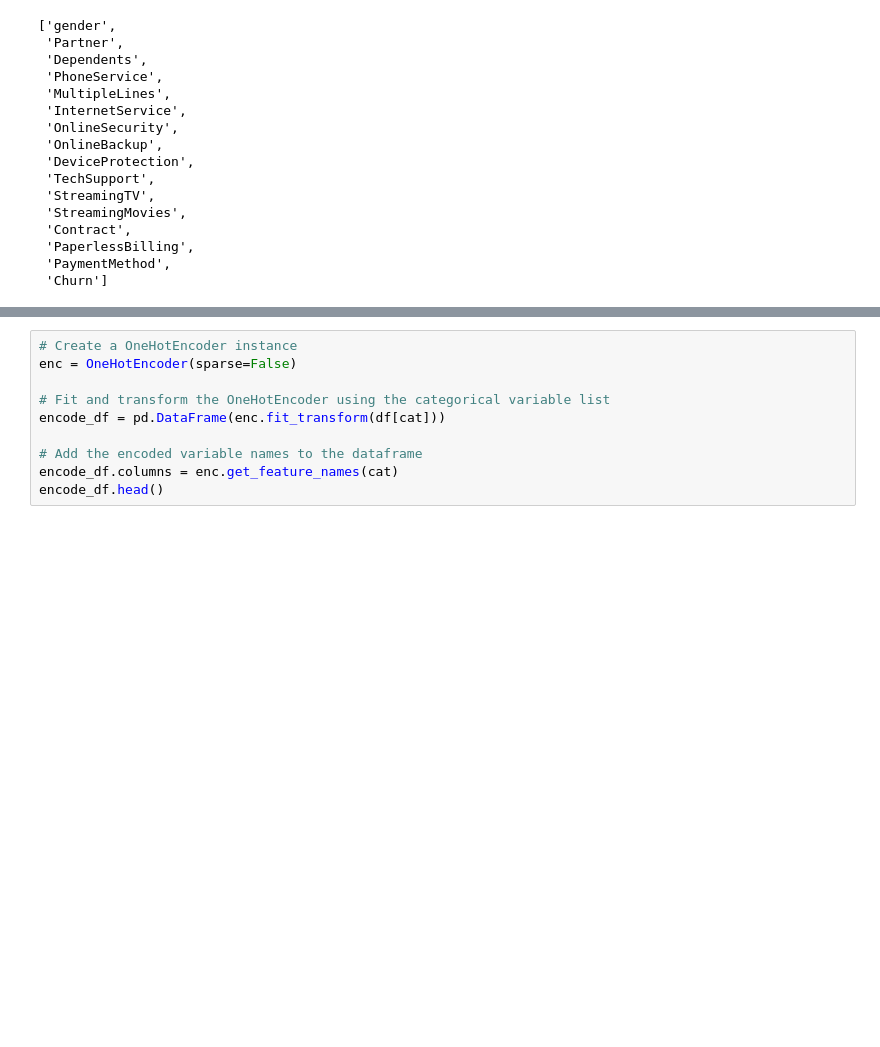
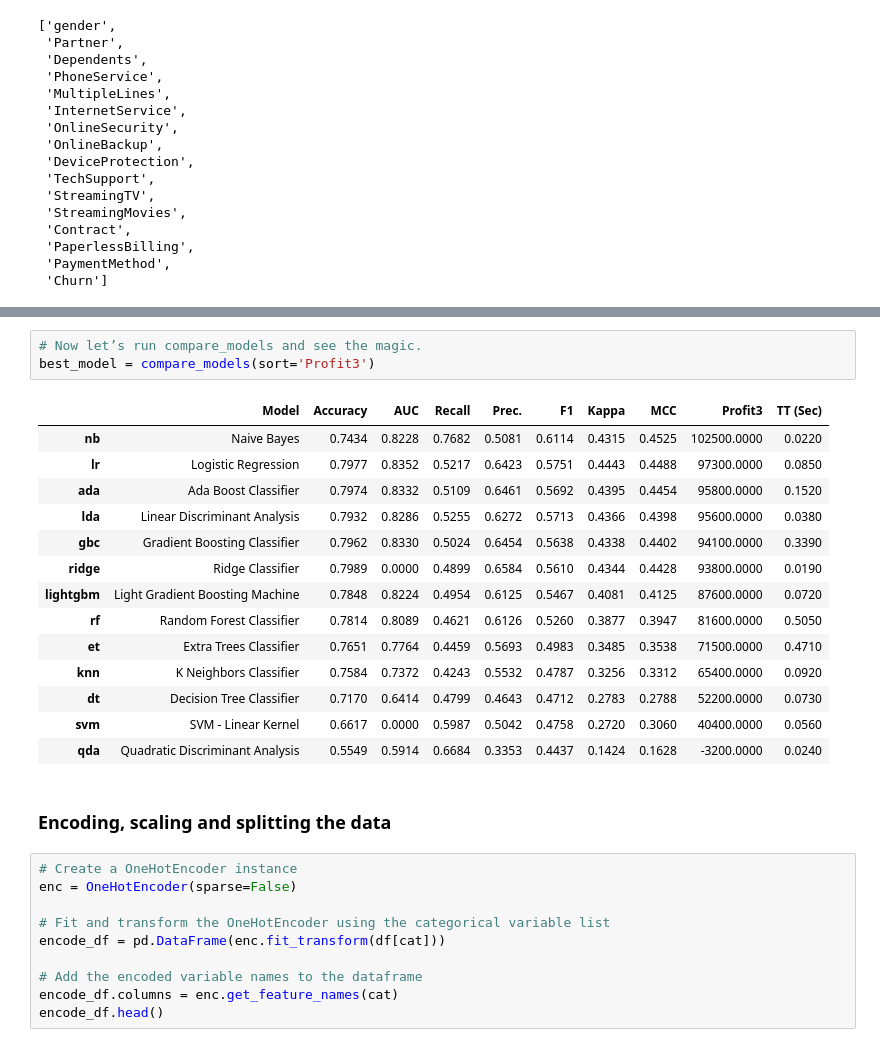
Before and after one commit to XDarkPhoenixes/Group_10, a Jupyter notebook: CSV_Telco_Customer_Churn.ipynb, the cells around one changed output, grey strips where cells are left out. Cells and saved outputs as stored; diff of their text form; blank space fills up the shorter version.

```diff
--- a/CSV_Telco_Customer_Churn.ipynb
+++ b/CSV_Telco_Customer_Churn.ipynb
@@ -161,3 +264,23 @@ cat
+# %%
+# Now let’s run compare_models and see the magic.
+best_model = compare_models(sort='Profit3')
+# %% [output]
+|  | Model | Accuracy | AUC | Recall | Prec. | F1 | Kappa | MCC | Profit3 | TT (Sec) |
+| nb | Naive Bayes | 0.7434 | 0.8228 | 0.7682 | 0.5081 | 0.6114 | 0.4315 | 0.4525 | 102500.0000 | 0.0220 |
+| lr | Logistic Regression | 0.7977 | 0.8352 | 0.5217 | 0.6423 | 0.5751 | 0.4443 | 0.4488 | 97300.0000 | 0.0850 |
+| ada | Ada Boost Classifier | 0.7974 | 0.8332 | 0.5109 | 0.6461 | 0.5692 | 0.4395 | 0.4454 | 95800.0000 | 0.1520 |
+| lda | Linear Discriminant Analysis | 0.7932 | 0.8286 | 0.5255 | 0.6272 | 0.5713 | 0.4366 | 0.4398 | 95600.0000 | 0.0380 |
+| gbc | Gradient Boosting Classifier | 0.7962 | 0.8330 | 0.5024 | 0.6454 | 0.5638 | 0.4338 | 0.4402 | 94100.0000 | 0.3390 |
+| ridge | Ridge Classifier | 0.7989 | 0.0000 | 0.4899 | 0.6584 | 0.5610 | 0.4344 | 0.4428 | 93800.0000 | 0.0190 |
+| lightgbm | Light Gradient Boosting Machine | 0.7848 | 0.8224 | 0.4954 | 0.6125 | 0.5467 | 0.4081 | 0.4125 | 87600.0000 | 0.0720 |
+| rf | Random Forest Classifier | 0.7814 | 0.8089 | 0.4621 | 0.6126 | 0.5260 | 0.3877 | 0.3947 | 81600.0000 | 0.5050 |
+| et | Extra Trees Classifier | 0.7651 | 0.7764 | 0.4459 | 0.5693 | 0.4983 | 0.3485 | 0.3538 | 71500.0000 | 0.4710 |
+| knn | K Neighbors Classifier | 0.7584 | 0.7372 | 0.4243 | 0.5532 | 0.4787 | 0.3256 | 0.3312 | 65400.0000 | 0.0920 |
+| dt | Decision Tree Classifier | 0.7170 | 0.6414 | 0.4799 | 0.4643 | 0.4712 | 0.2783 | 0.2788 | 52200.0000 | 0.0730 |
+| svm | SVM - Linear Kernel | 0.6617 | 0.0000 | 0.5987 | 0.5042 | 0.4758 | 0.2720 | 0.3060 | 40400.0000 | 0.0560 |
+| qda | Quadratic Discriminant Analysis | 0.5549 | 0.5914 | 0.6684 | 0.3353 | 0.4437 | 0.1424 | 0.1628 | -3200.0000 | 0.0240 |
+# %% [markdown]
+### Encoding, scaling and splitting the data
 # %%
 # Create a OneHotEncoder instance
 enc = OneHotEncoder(sparse=False)
```
Also changed, not shown: parts of 39 cells of this notebook.
